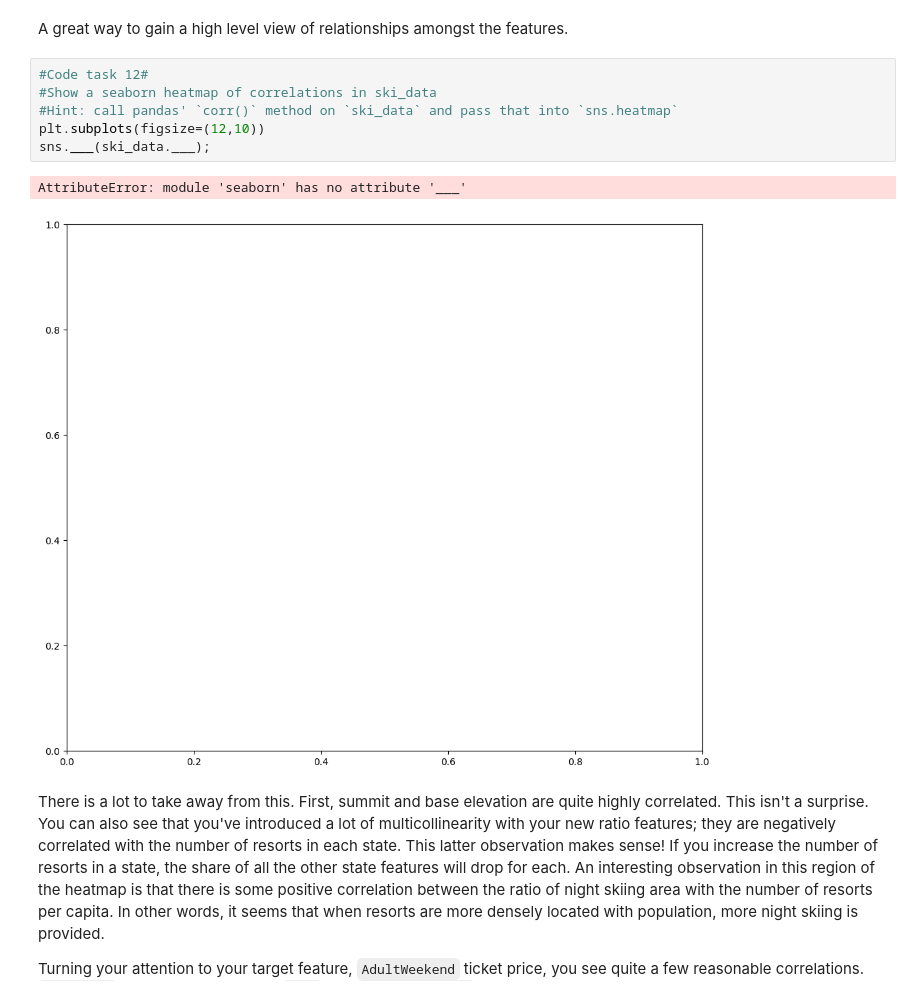
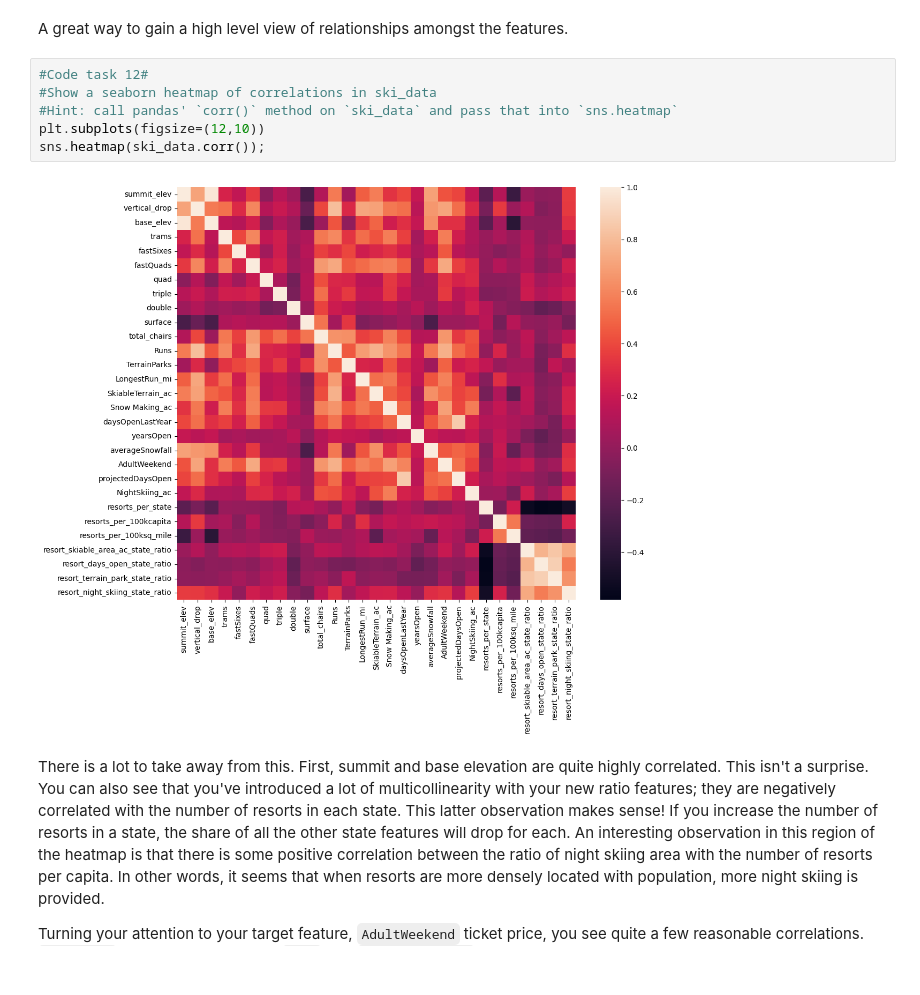
Before and after one commit to alexbui96/springboard, a Jupyter notebook: big_mountain_project/notebook/03_exploratory_data_analysis.ipynb, the cells around one changed output. Saved outputs shown, nothing was run; the diff lists cells and outputs as text.

```diff
--- a/big_mountain_project/notebook/03_exploratory_data_analysis.ipynb
+++ b/big_mountain_project/notebook/03_exploratory_data_analysis.ipynb
@@ -759,12 +759,11 @@ A great way to gain a high level view of relationships amongst the features.
 # %%
 #Code task 12#
 #Show a seaborn heatmap of correlations in ski_data
 #Hint: call pandas' `corr()` method on `ski_data` and pass that into `sns.heatmap`
 plt.subplots(figsize=(12,10))
-sns.___(ski_data.___);
+sns.heatmap(ski_data.corr());
 # %% [output]
-AttributeError: module 'seaborn' has no attribute '___'
-[figure, old version]
+[figure, new version]
 # %% [markdown]
 There is a lot to take away from this. First, summit and base elevation are quite highly correlated. This isn't a surprise. You can also see that you've introduced a lot of multicollinearity with your new ratio features; they are negatively correlated with the number of resorts in each state. This latter observation makes sense! If you increase the number of resorts in a state, the share of all the other state features will drop for each. An interesting observation in this region of the heatmap is that there is some positive correlation between the ratio of night skiing area with the number of resorts per capita. In other words, it seems that when resorts are more densely located with population, more night skiing is provided.
 
```
Also changed, not shown: parts of 3 cells of this notebook, 2 other files.
